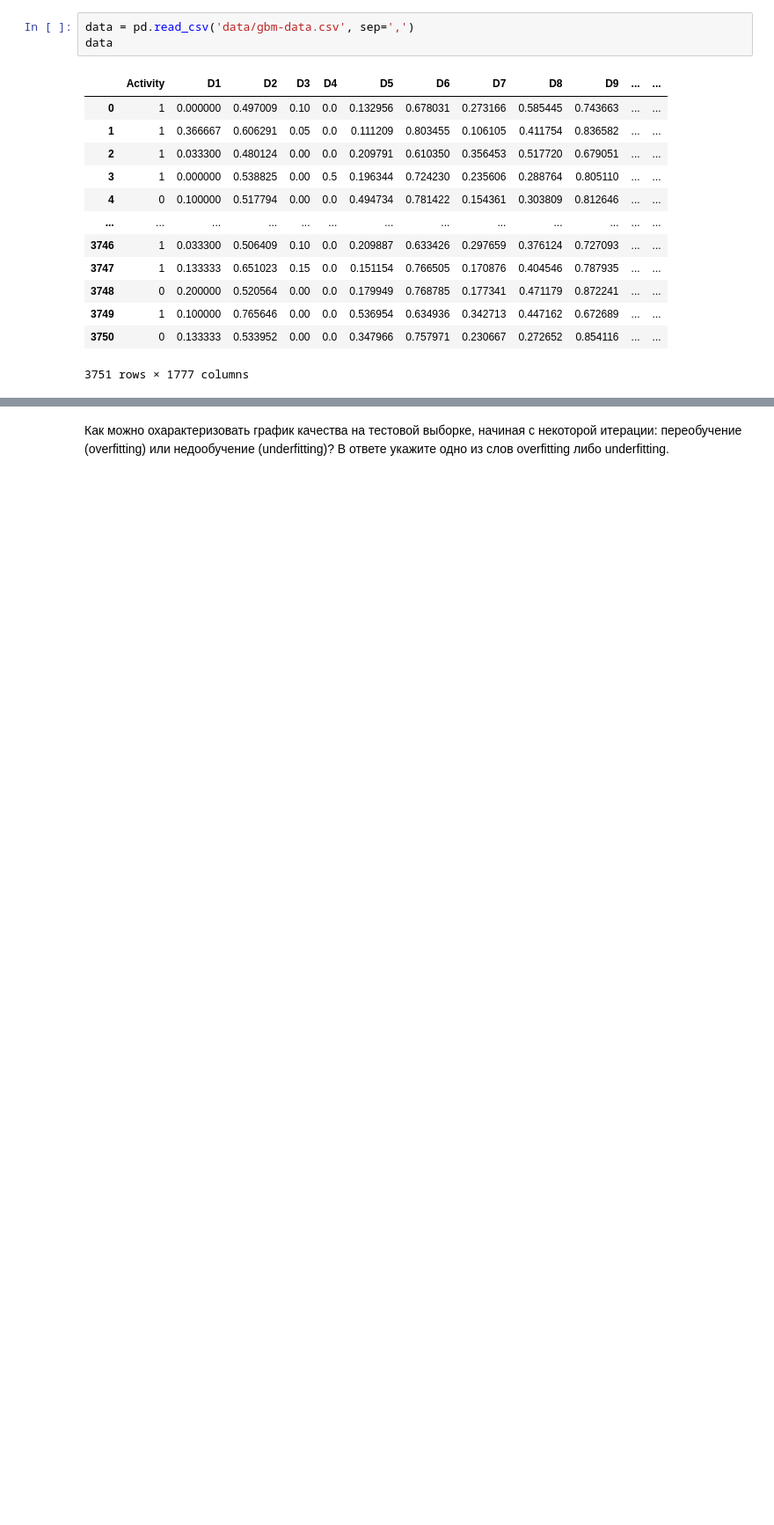
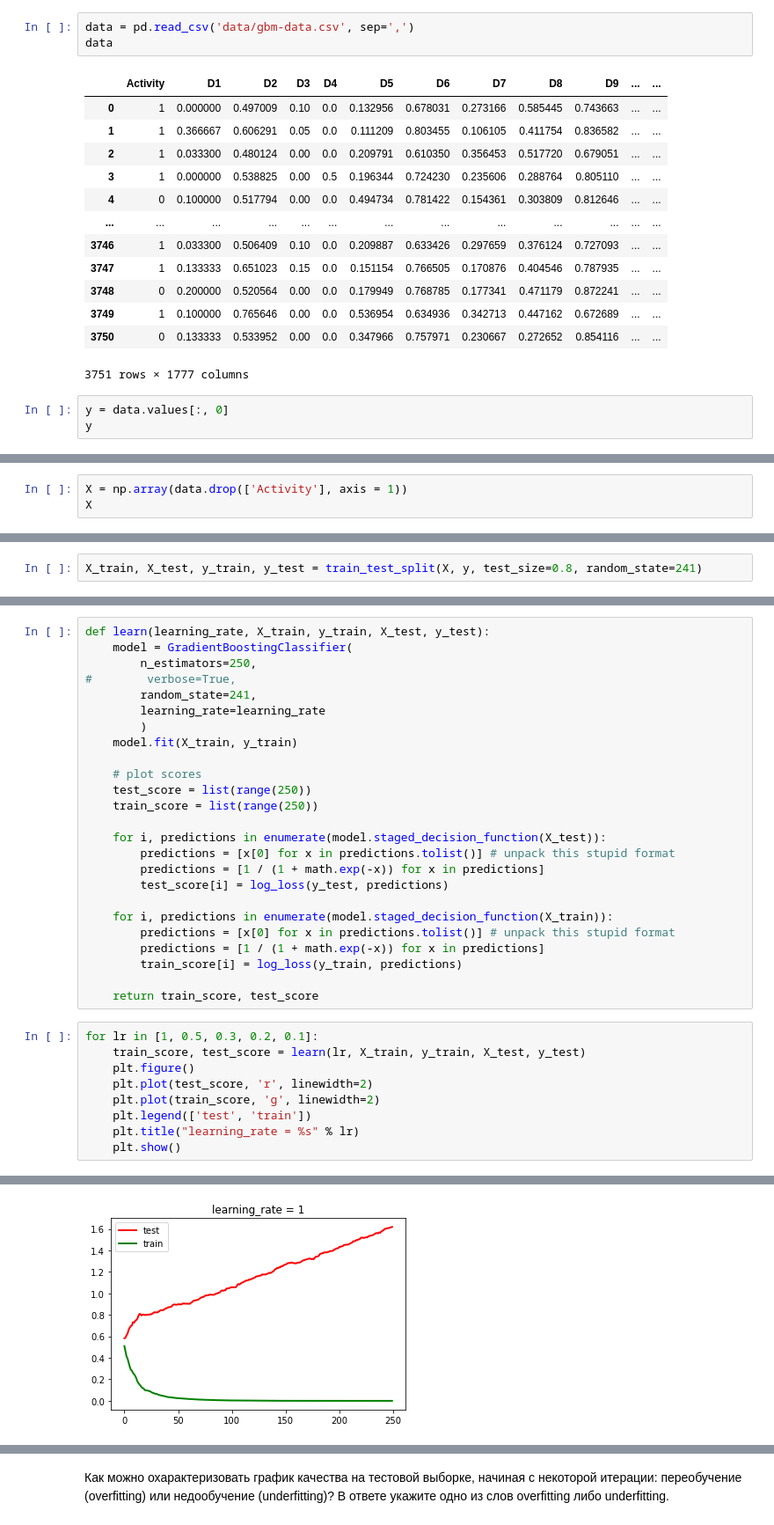
Before and after one commit to BSV777/coursera_ML, a Jupyter notebook: Lab13.ipynb, the cells around one changed output, grey strips where cells are left out. Shown at 88% size. Cells and saved outputs as stored; diff of their text form; blank space fills up the shorter version.

```diff
--- a/Lab13.ipynb
+++ b/Lab13.ipynb
@@ -85,3 +87,6 @@ data
 | 3749 | 1 | 0.100000 | 0.765646 | 0.00 | 0.0 | 0.536954 | 0.634936 | 0.342713 | 0.447162 | 0.672689 | ... | ... |
 | 3750 | 0 | 0.133333 | 0.533952 | 0.00 | 0.0 | 0.347966 | 0.757971 | 0.230667 | 0.272652 | 0.854116 | ... | ... |
 3751 rows × 1777 columns
+# %%
+y = data.values[:, 0]
+y
@@ -87,0 +95,3 @@ data
+# %%
+X = np.array(data.drop(['Activity'], axis = 1))
+X
@@ -87,0 +112,2 @@ data
+# %%
+X_train, X_test, y_train, y_test = train_test_split(X, y, test_size=0.8, random_state=241)
@@ -87,0 +120,35 @@ data
+# %%
+def learn(learning_rate, X_train, y_train, X_test, y_test):
+    model = GradientBoostingClassifier(
+        n_estimators=250,
+#        verbose=True,
+        random_state=241,
+        learning_rate=learning_rate
+        )
+    model.fit(X_train, y_train)
+
+    # plot scores
+    test_score = list(range(250))
+    train_score = list(range(250))
+
+    for i, predictions in enumerate(model.staged_decision_function(X_test)):
+        predictions = [x[0] for x in predictions.tolist()] # unpack this stupid format
+        predictions = [1 / (1 + math.exp(-x)) for x in predictions]
+        test_score[i] = log_loss(y_test, predictions)
+
+    for i, predictions in enumerate(model.staged_decision_function(X_train)):
+        predictions = [x[0] for x in predictions.tolist()] # unpack this stupid format
+        predictions = [1 / (1 + math.exp(-x)) for x in predictions]
+        train_score[i] = log_loss(y_train, predictions)
+
+    return train_score, test_score
+# %%
+for lr in [1, 0.5, 0.3, 0.2, 0.1]:
+    train_score, test_score = learn(lr, X_train, y_train, X_test, y_test)
+    plt.figure()
+    plt.plot(test_score, 'r', linewidth=2)
+    plt.plot(train_score, 'g', linewidth=2)
+    plt.legend(['test', 'train'])
+    plt.title("learning_rate = %s" % lr)
+    plt.show()
+# %% [output]
@@ -87,0 +172 @@ data
+[figure, added]
```
Also changed, not shown: parts of 14 cells of this notebook, 6 other files.
